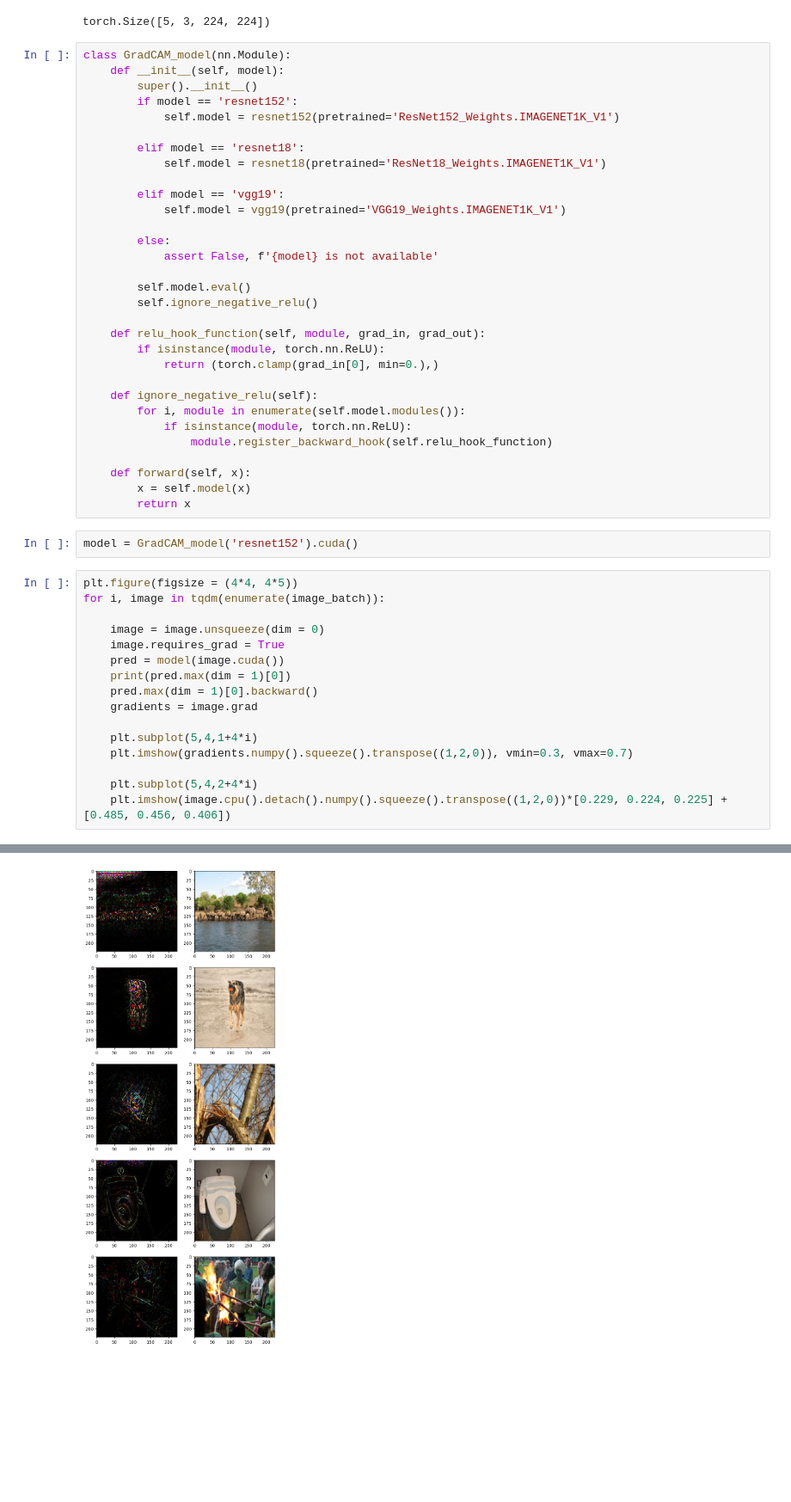
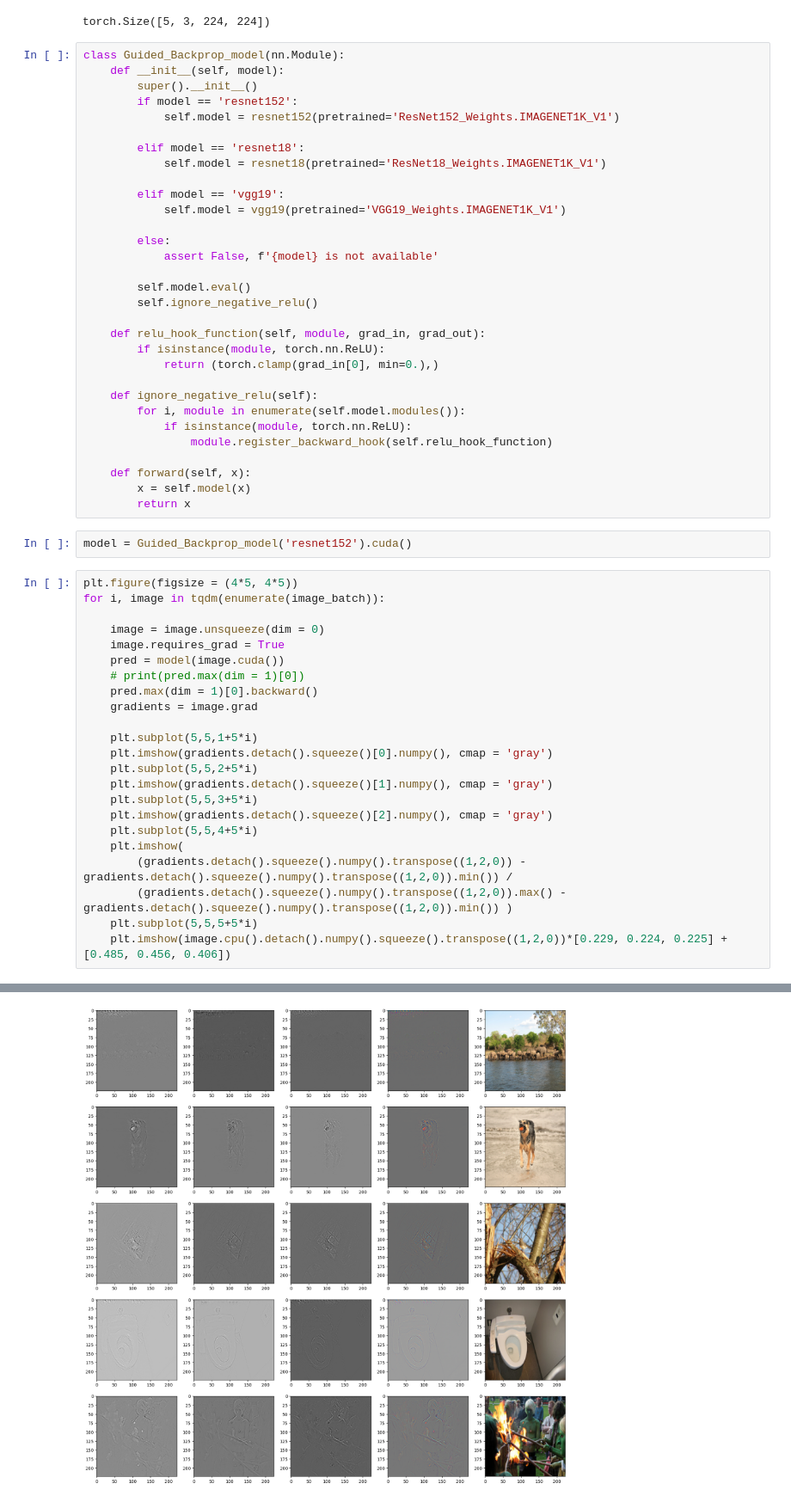
Before and after one commit to hyeok-jong/gradcam, a Jupyter notebook: guided_backprop.ipynb, the cells around one changed output, grey strips where cells are left out. Shown at 86% size. Drawn from its saved outputs; the diff is of its cells as text; blank space fills up the shorter version.

```diff
--- a/guided_backprop.ipynb
+++ b/guided_backprop.ipynb
@@ -56,7 +56,7 @@ image_batch.shape
 # %% [output]
 torch.Size([5, 3, 224, 224])
 # %%
-class GradCAM_model(nn.Module):
+class Guided_Backprop_model(nn.Module):
     def __init__(self, model):
         super().__init__()
         if model == 'resnet152':
@@ -87,22 +87,29 @@ class GradCAM_model(nn.Module):
         x = self.model(x)
         return x
 # %%
-model = GradCAM_model('resnet152').cuda()
+model = Guided_Backprop_model('resnet152').cuda()
 # %%
-plt.figure(figsize = (4*4, 4*5))
+plt.figure(figsize = (4*5, 4*5))
 for i, image in tqdm(enumerate(image_batch)):
 
     image = image.unsqueeze(dim = 0)
     image.requires_grad = True
     pred = model(image.cuda())
-    print(pred.max(dim = 1)[0])
+    # print(pred.max(dim = 1)[0])
     pred.max(dim = 1)[0].backward()
     gradients = image.grad
 
-    plt.subplot(5,4,1+4*i)
-    plt.imshow(gradients.numpy().squeeze().transpose((1,2,0)), vmin=0.3, vmax=0.7)
-
-    plt.subplot(5,4,2+4*i)
+    plt.subplot(5,5,1+5*i)
+    plt.imshow(gradients.detach().squeeze()[0].numpy(), cmap = 'gray')
+    plt.subplot(5,5,2+5*i)
+    plt.imshow(gradients.detach().squeeze()[1].numpy(), cmap = 'gray')
+    plt.subplot(5,5,3+5*i)
+    plt.imshow(gradients.detach().squeeze()[2].numpy(), cmap = 'gray')
+    plt.subplot(5,5,4+5*i)
+    plt.imshow(
+        (gradients.detach().squeeze().numpy().transpose((1,2,0)) - gradients.detach().squeeze().numpy().transpose((1,2,0)).min()) /
+        (gradients.detach().squeeze().numpy().transpose((1,2,0)).max() - gradients.detach().squeeze().numpy().transpose((1,2,0)).min()) )
+    plt.subplot(5,5,5+5*i)
     plt.imshow(image.cpu().detach().numpy().squeeze().transpose((1,2,0))*[0.229, 0.224, 0.225] + [0.485, 0.456, 0.406])
 # %% [output]
 Clipping input data to the valid range for imshow with RGB data ([0..1] for floats or [0..255] for integers).
@@ -120 +117 @@ tensor([8.0954], device='cuda:0', grad_fn=<MaxBackward0>)
-[figure, old version]
+[figure, new version]
```
Also changed, not shown: parts of 1 cell of this notebook, 1 other file.
